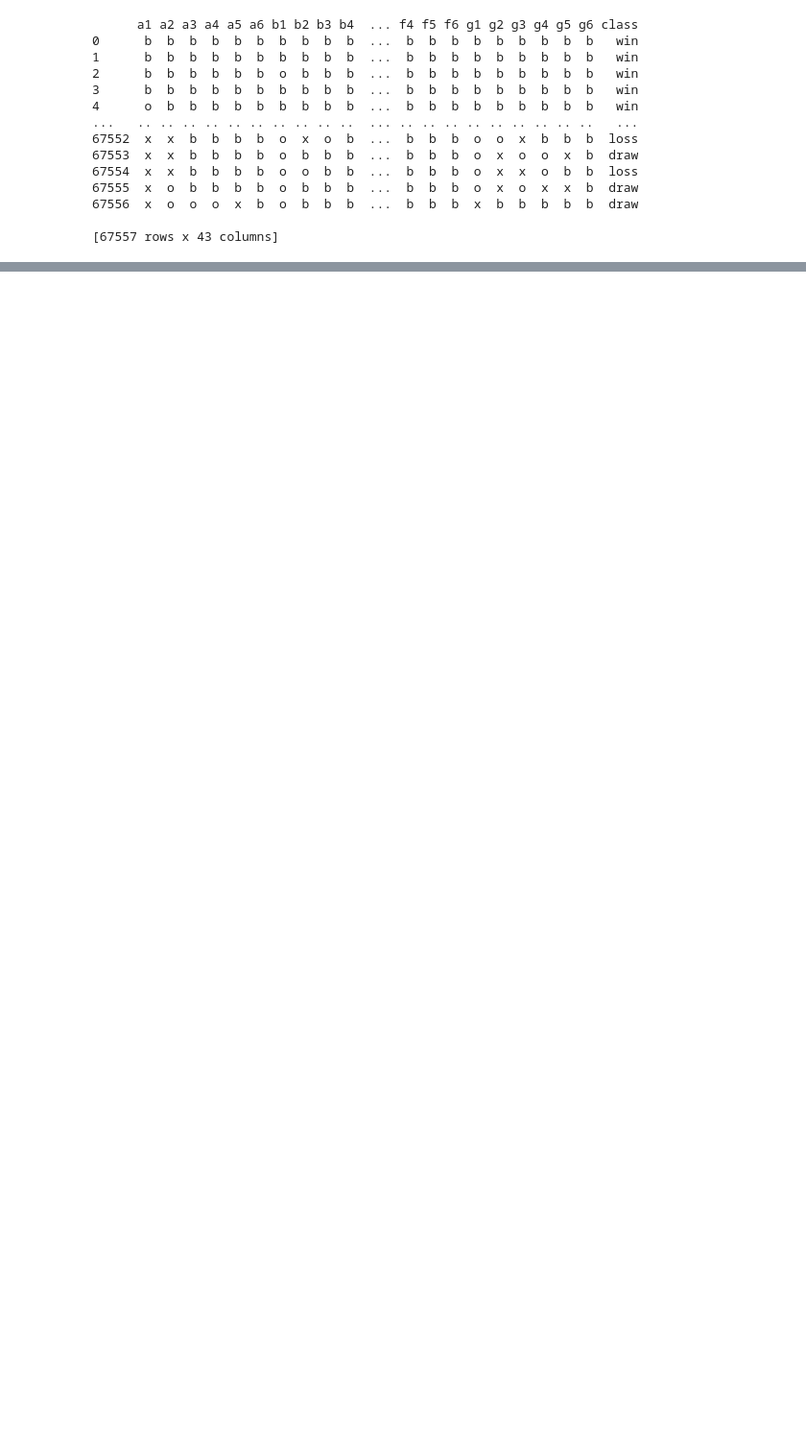
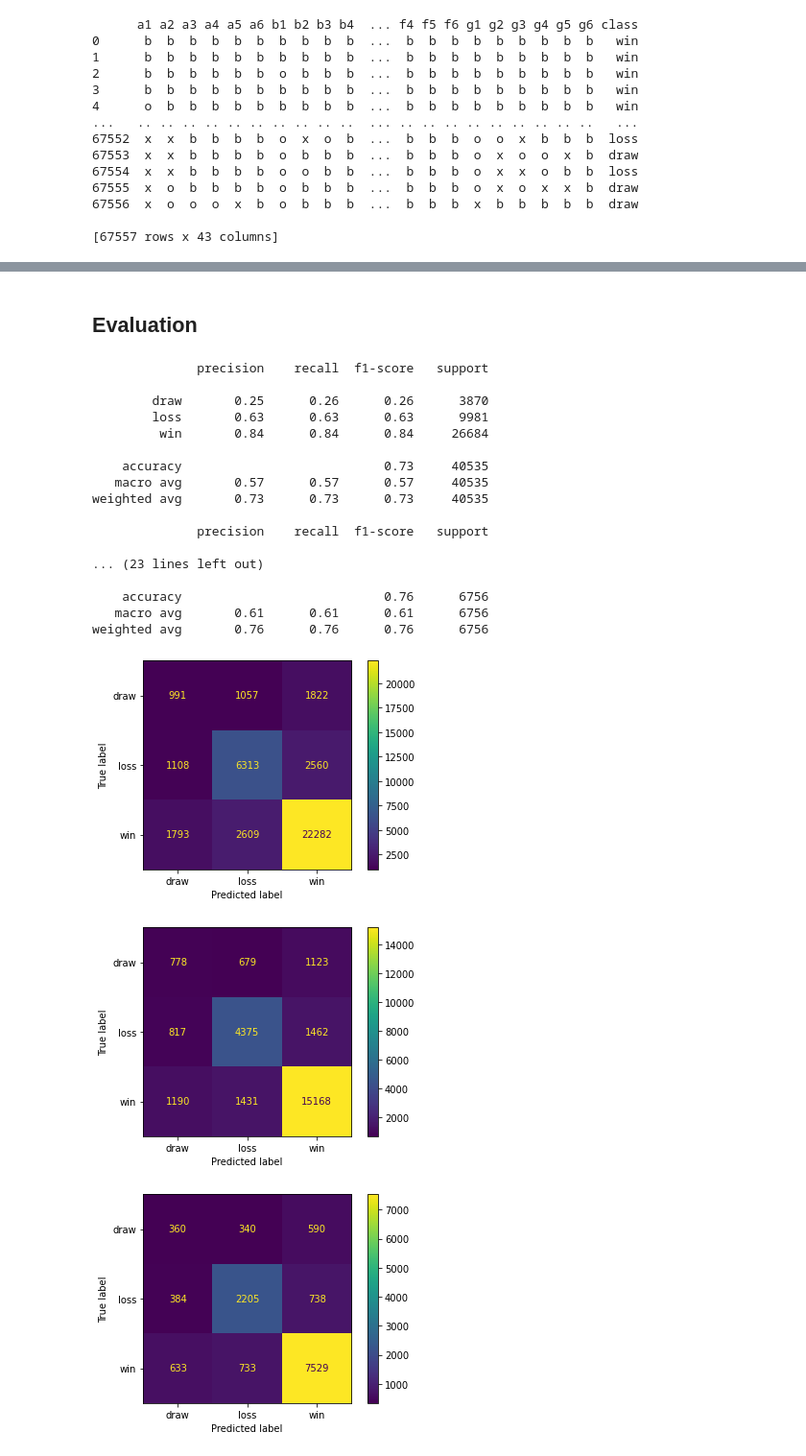
Before and after one commit to duyvo18/CS420-Lab02-Connect_4, a Jupyter notebook: src/src.ipynb, the cells around one changed output, grey strips where cells are left out. Shown at 96% size. Drawn from its saved outputs; the diff is of its cells as text; code cells hidden in the pictures; blank space fills up the shorter version.

```diff
--- a/src/src.ipynb
+++ b/src/src.ipynb
@@ -82,3 +75,0 @@ for prop in train_propotions:
-# %%
-for dataset in datasets:
-    print( len(dataset["feature_train"]) / ( len(dataset["feature_train"]) + len(dataset["feature_test"]) ) )
@@ -85,6 +80,5 @@ for dataset in datasets:
 # %%
-from sklearn.tree import DecisionTreeClassifier, export_graphviz
-from graphviz import Source
+from sklearn.tree import DecisionTreeClassifier
 
 dec_trees = []
 for dataset in datasets:
@@ -93,4 +87,3 @@ for dataset in datasets:
     dec_tree = dec_tree.fit(dataset["feature_train"], dataset["label_train"])
 
     dec_trees.append(dec_tree)
-    Source(export_graphviz(dec_tree, filled=True))
@@ -101,10 +89,0 @@ graph.render('dtree_render',view=True)
-# %%
-for dec_tree in dec_trees:
-    accus = []
-    for dataset in datasets:
-        accus.append(dec_tree.score(dataset["feature_test"], dataset["label_test"]))
-
-    for accu in accus:
-        print(accu)
-    print(f"Average: {sum(accus) / len(accus)}")
-    print()
@@ -129,16 +90,54 @@ Average: 0.9228521547512382
+# %%
+from sklearn.tree import export_graphviz
+from graphviz import Source
+
+for dec_tree in dec_trees:
+    idx = dec_trees.index(dec_tree)
+    corr_prop = train_propotions[idx]
+
+    filename = f"tree-{corr_prop}_Full"
+
+    doc_data = export_graphviz(
+        dec_tree,
+        feature_names=feature_names,
+        class_names=class_names,
+        filled=True)
+
+    Source(doc_data).render(filename=filename, format='svg')
+# %% [markdown]
+## Evaluation
 # %%
 from numpy import concatenate
 from sklearn.metrics import (
     classification_report,
-    confusion_matrix,
     ConfusionMatrixDisplay
 )
 
 for dec_tree, dataset in zip(dec_trees, datasets):
     pred = dec_tree.predict(dataset["feature_test"])
     ground_truth = concatenate(dataset["label_test"])
 
-    print( classification_report(ground_truth, pred) )
+    print( classification_report(ground_truth, pred, labels=class_names) )
 
-    conf_matrix = confusion_matrix(ground_truth, pred)
-    ConfusionMatrixDisplay.from_predictions(ground_truth, pred)
+    ConfusionMatrixDisplay.from_predictions(ground_truth, pred, labels=class_names)
+# %% [output]
+              precision    recall  f1-score   support
+
+        draw       0.25      0.26      0.26      3870
+        loss       0.63      0.63      0.63      9981
+         win       0.84      0.84      0.84     26684
+
+    accuracy                           0.73     40535
+   macro avg       0.57      0.57      0.57     40535
+weighted avg       0.73      0.73      0.73     40535
+
+              precision    recall  f1-score   support
+
+... (23 lines left out)
+
+    accuracy                           0.76      6756
+   macro avg       0.61      0.61      0.61      6756
+weighted avg       0.76      0.76      0.76      6756
+[figure, added]
+[figure, added]
+[figure, added]
```
Also changed, not shown: parts of 19 cells of this notebook, 14 other files.
